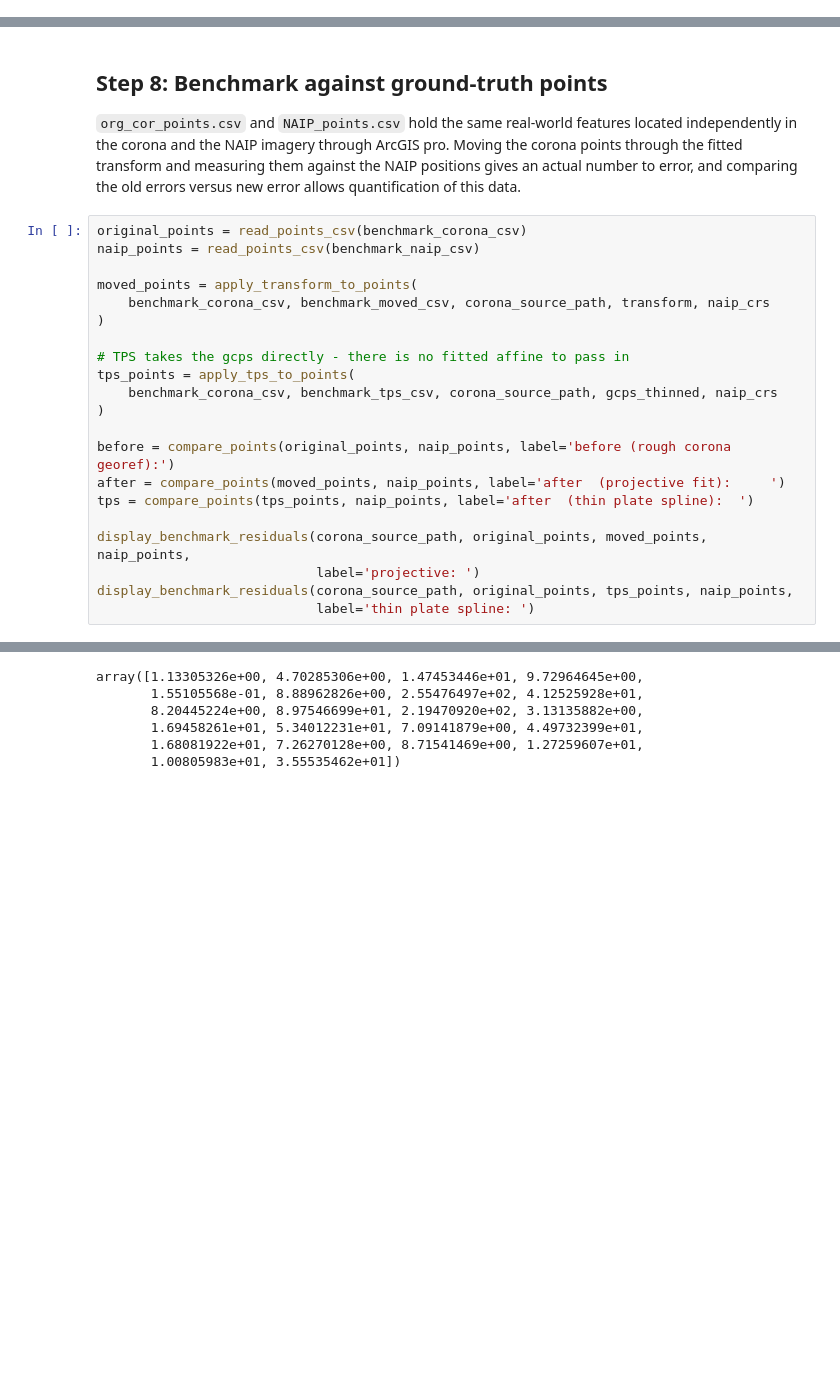
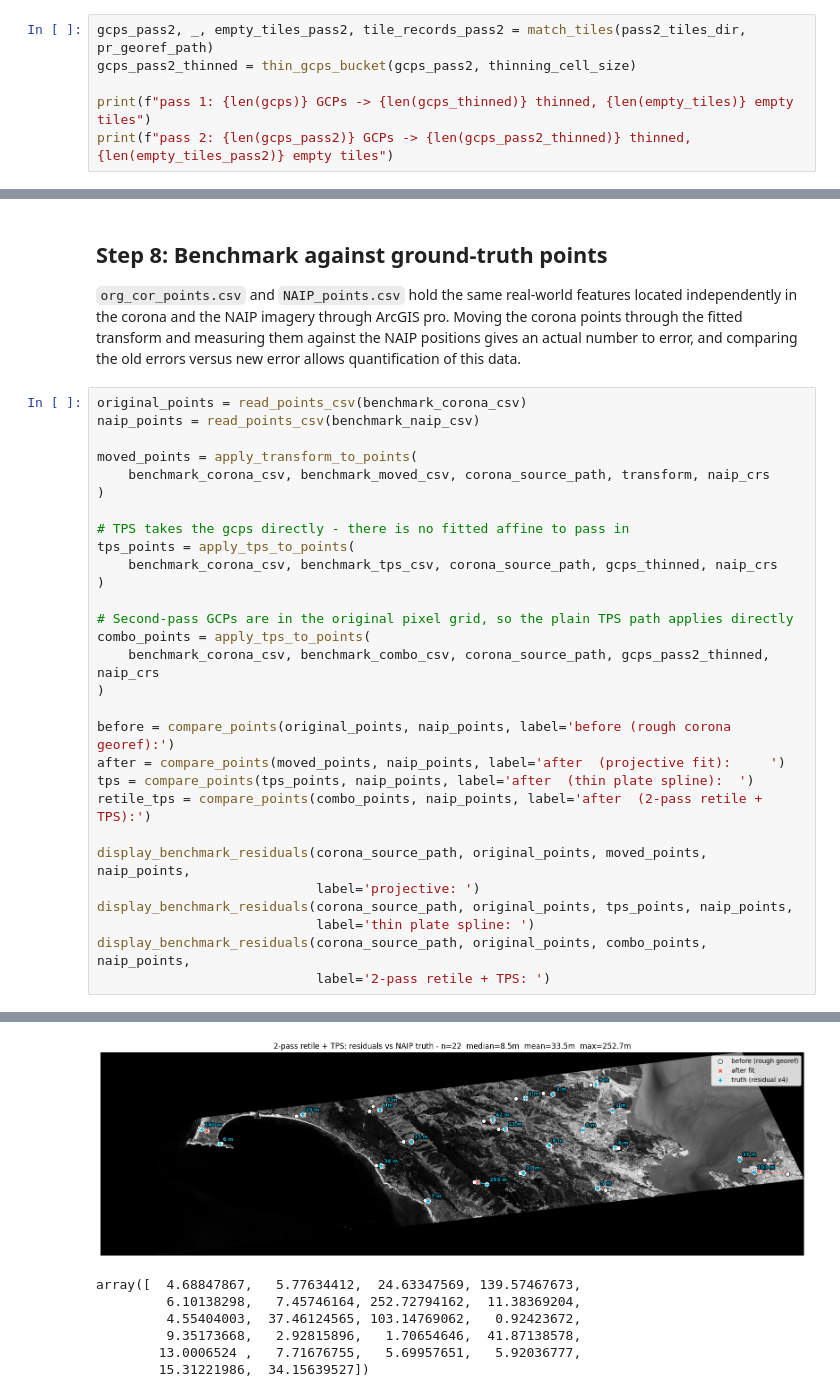
Before and after one commit to geo-di-lab/corona-auto-georeferencing, a Jupyter notebook: Workflow.ipynb, the cells around one changed output, grey strips where cells are left out. Drawn from its saved outputs; the diff is of its cells as text; blank space fills up the shorter version.

```diff
--- a/Workflow.ipynb
+++ b/Workflow.ipynb
@@ -767,0 +773,6 @@ Wrote TPS georeferenced corona coverage to data\results\tpsGeo.tif
+# %%
+gcps_pass2, _, empty_tiles_pass2, tile_records_pass2 = match_tiles(pass2_tiles_dir, pr_georef_path)
+gcps_pass2_thinned = thin_gcps_bucket(gcps_pass2, thinning_cell_size)
+
+print(f"pass 1: {len(gcps)} GCPs -> {len(gcps_thinned)} thinned, {len(empty_tiles)} empty tiles")
+print(f"pass 2: {len(gcps_pass2)} GCPs -> {len(gcps_pass2_thinned)} thinned, {len(empty_tiles_pass2)} empty tiles")
@@ -796,13 +876,21 @@ tps_points = apply_tps_to_points(
     benchmark_corona_csv, benchmark_tps_csv, corona_source_path, gcps_thinned, naip_crs
 )
 
+# Second-pass GCPs are in the original pixel grid, so the plain TPS path applies directly
+combo_points = apply_tps_to_points(
+    benchmark_corona_csv, benchmark_combo_csv, corona_source_path, gcps_pass2_thinned, naip_crs
+)
+
 before = compare_points(original_points, naip_points, label='before (rough corona georef):')
 after = compare_points(moved_points, naip_points, label='after  (projective fit):     ')
 tps = compare_points(tps_points, naip_points, label='after  (thin plate spline):  ')
+retile_tps = compare_points(combo_points, naip_points, label='after  (2-pass retile + TPS):')
 
 display_benchmark_residuals(corona_source_path, original_points, moved_points, naip_points,
                             label='projective: ')
 display_benchmark_residuals(corona_source_path, original_points, tps_points, naip_points,
                             label='thin plate spline: ')
+display_benchmark_residuals(corona_source_path, original_points, combo_points, naip_points,
+                            label='2-pass retile + TPS: ')
 # %% [output]
 before (rough corona georef): n=22 mean=782.8m median=654.5m min=25.8m max=3088.7m rmse=1068.7m
@@ -811,8 +900,9 @@ after  (thin plate spline):   n=22 mean=39.6m median=11.4m min=0.2m max=255.5m r
 [figure]
 [figure]
+[figure, added]
-array([1.13305326e+00, 4.70285306e+00, 1.47453446e+01, 9.72964645e+00,
-       1.55105568e-01, 8.88962826e+00, 2.55476497e+02, 4.12525928e+01,
-       8.20445224e+00, 8.97546699e+01, 2.19470920e+02, 3.13135882e+00,
-       1.69458261e+01, 5.34012231e+01, 7.09141879e+00, 4.49732399e+01,
-       1.68081922e+01, 7.26270128e+00, 8.71541469e+00, 1.27259607e+01,
-       1.00805983e+01, 3.55535462e+01])
+array([  4.68847867,   5.77634412,  24.63347569, 139.57467673,
+         6.10138298,   7.45746164, 252.72794162,  11.38369204,
+         4.55404003,  37.46124565, 103.14769062,   0.92423672,
+         9.35173668,   2.92815896,   1.70654646,  41.87138578,
+        13.0006524 ,   7.71676755,   5.69957651,   5.92036777,
+        15.31221986,  34.15639527])
```
Also changed, not shown: parts of 14 cells of this notebook.
